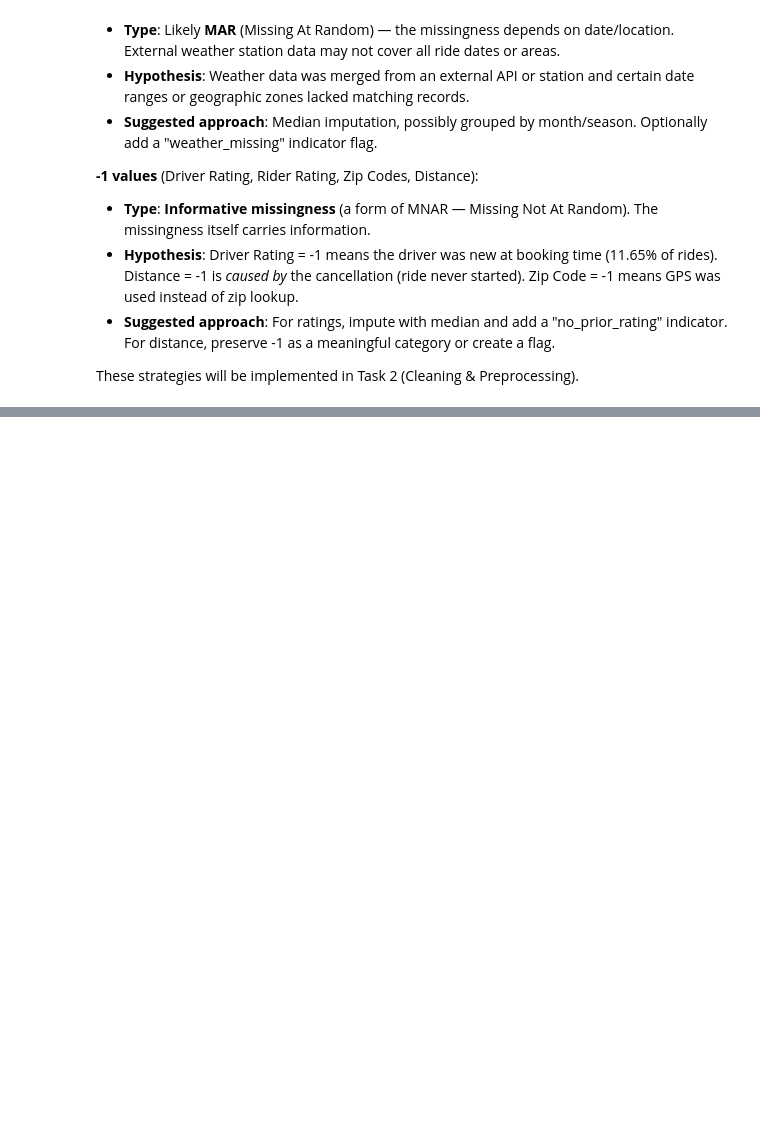
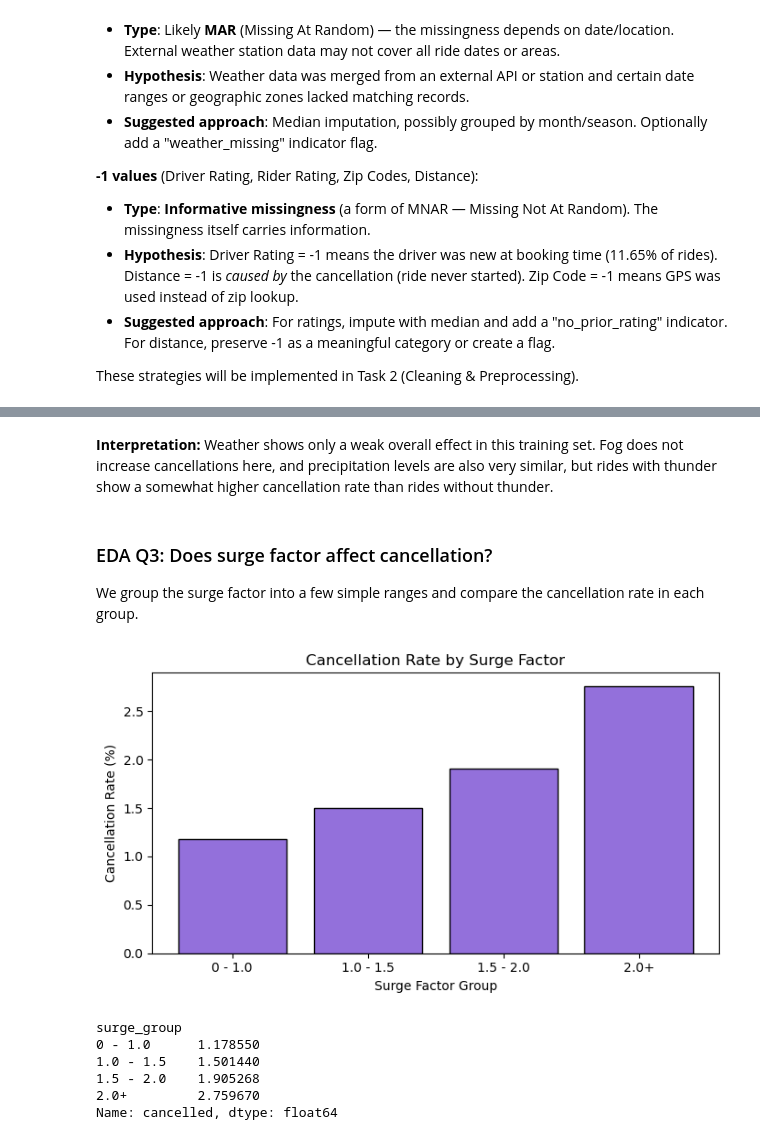
Before and after one commit to Abiali1210/DSAI_Project, a Jupyter notebook: COSC202_Project_notebook.ipynb, the cells around one changed output, grey strips where cells are left out. Saved outputs shown, nothing was run; the diff lists cells and outputs as text; code cells hidden in the pictures; blank space fills up the shorter version.

```diff
--- a/COSC202_Project_notebook.ipynb
+++ b/COSC202_Project_notebook.ipynb
@@ -447,7 +468,10 @@ We only drop columns that are clearly irrelevant. All other columns (including `
 # %%
-# Drop only the ID column as it's a unique identifier with no predictive value
-df_clean = df_clean.drop(columns=['ID'])
+# Drop identifier and redundant zip-code columns
+drop_cols = ['ID', 'Start Zip Code', 'End Zip Code']
+df_clean = df_clean.drop(columns=drop_cols)
 
-print(f"Dropped 'ID'. Columns remaining: {df_clean.shape[1]}")
-print(f"Columns: {list(df_clean.columns)}")
+print('Dropped columns:')
+for col in drop_cols:
+    print(f'- {col}')
+print(f"Remaining columns: {df_clean.shape[1]}")
 # %% [output]
@@ -733,0 +864,30 @@ Total features: 767
+# %% [markdown]
+**Interpretation:** Weather shows only a weak overall effect in this training set. Fog does not increase cancellations here, and precipitation levels are also very similar, but rides with thunder show a somewhat higher cancellation rate than rides without thunder.
+# %% [markdown]
+### EDA Q3: Does surge factor affect cancellation?
+
+We group the surge factor into a few simple ranges and compare the cancellation rate in each group.
+# %%
+surge_max = train_df['Surge Factor'].max()
+surge_bins = [-0.01, 1.0, 1.5, 2.0, surge_max + 0.01]
+surge_labels = ['0 - 1.0', '1.0 - 1.5', '1.5 - 2.0', '2.0+']
+train_df['surge_group'] = pd.cut(train_df['Surge Factor'], bins=surge_bins, labels=surge_labels, include_lowest=True)
+surge_rate = train_df.groupby('surge_group')['cancelled'].mean() * 100
+
+fig, ax = plt.subplots(figsize=(7, 4))
+ax.bar(surge_rate.index.astype(str), surge_rate.values, color='mediumpurple', edgecolor='black')
+ax.set_title('Cancellation Rate by Surge Factor')
+ax.set_xlabel('Surge Factor Group')
+ax.set_ylabel('Cancellation Rate (%)')
+plt.tight_layout()
+plt.show()
+
+print(surge_rate)
+# %% [output]
+[figure, added]
+surge_group
+0 - 1.0      1.178550
+1.0 - 1.5    1.501440
+1.5 - 2.0    1.905268
+2.0+         2.759670
+Name: cancelled, dtype: float64
```
Also changed, not shown: parts of 128 cells of this notebook, 4 other files.
